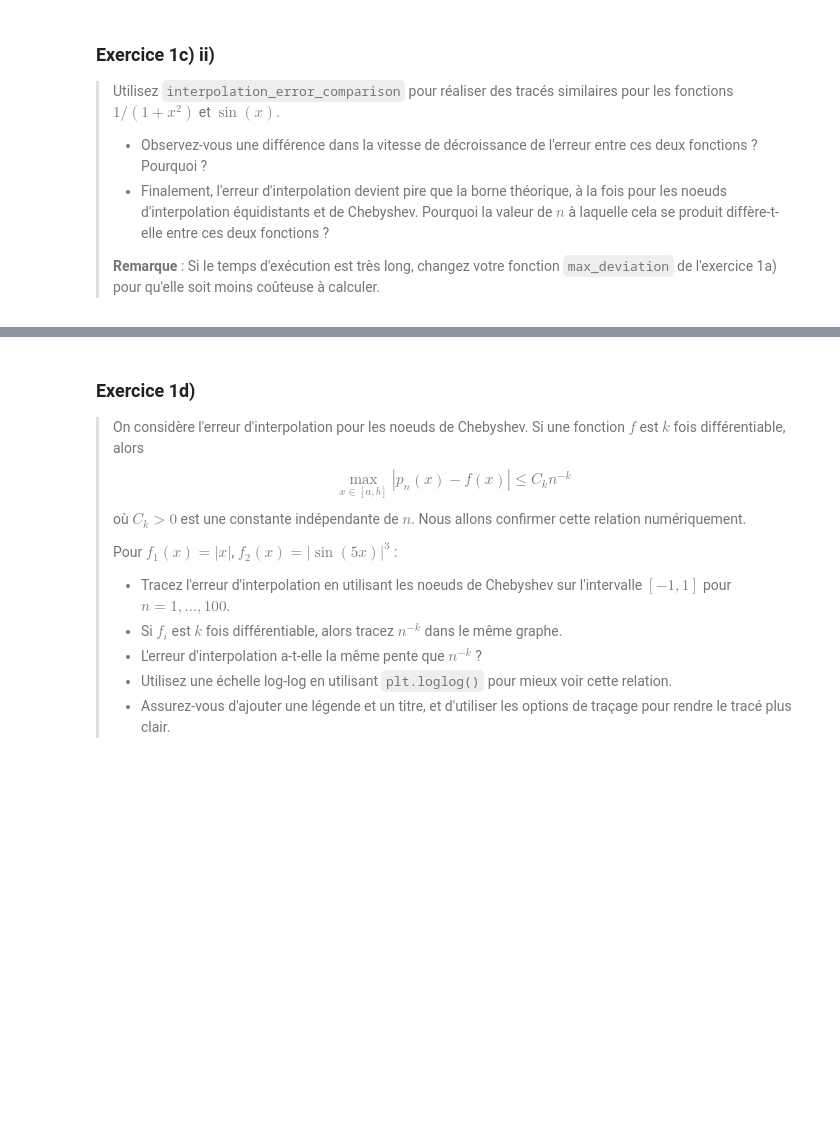
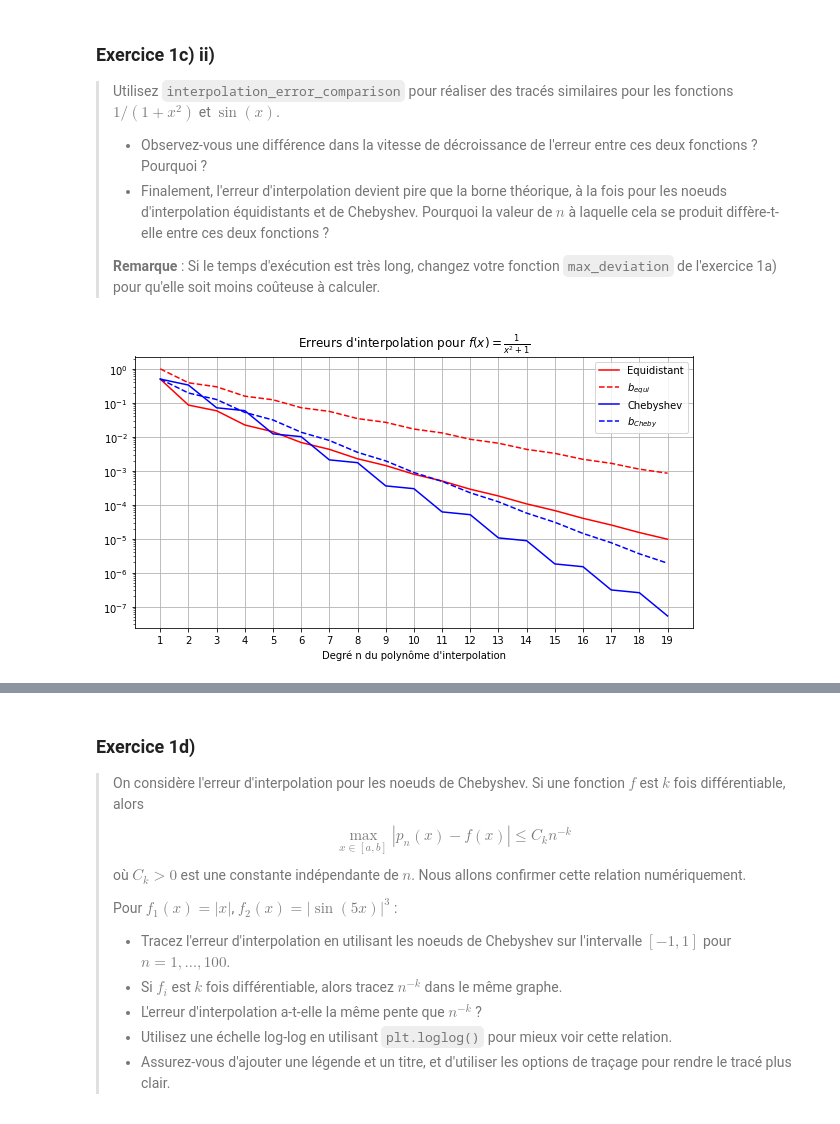
Before and after one commit to David-Kyrat/12M040-AnaNum-TPs, a Jupyter notebook: TP02.ipynb, the cells around one changed output, grey strips where cells are left out. Saved outputs shown, nothing was run; the diff lists cells and outputs as text; code cells hidden in the pictures; blank space fills up the shorter version.

```diff
--- a/TP02.ipynb
+++ b/TP02.ipynb
@@ -408,3 +472,6 @@ interpolation_error_comparison(sympy.exp(x), -1, 1, 20)
 > **Remarque** : Si le temps d'exécution est très long, changez votre fonction `max_deviation` de l'exercice 1a) pour qu'elle soit moins coûteuse à calculer.
 # %%
 # VOTRE CODE ICI
+interpolation_error_comparison(1 / (1 + x**2), -1, 1, 20)
+# %% [output]
+[figure, added]
```
Also changed, not shown: parts of 31 cells of this notebook, 1 other file.
